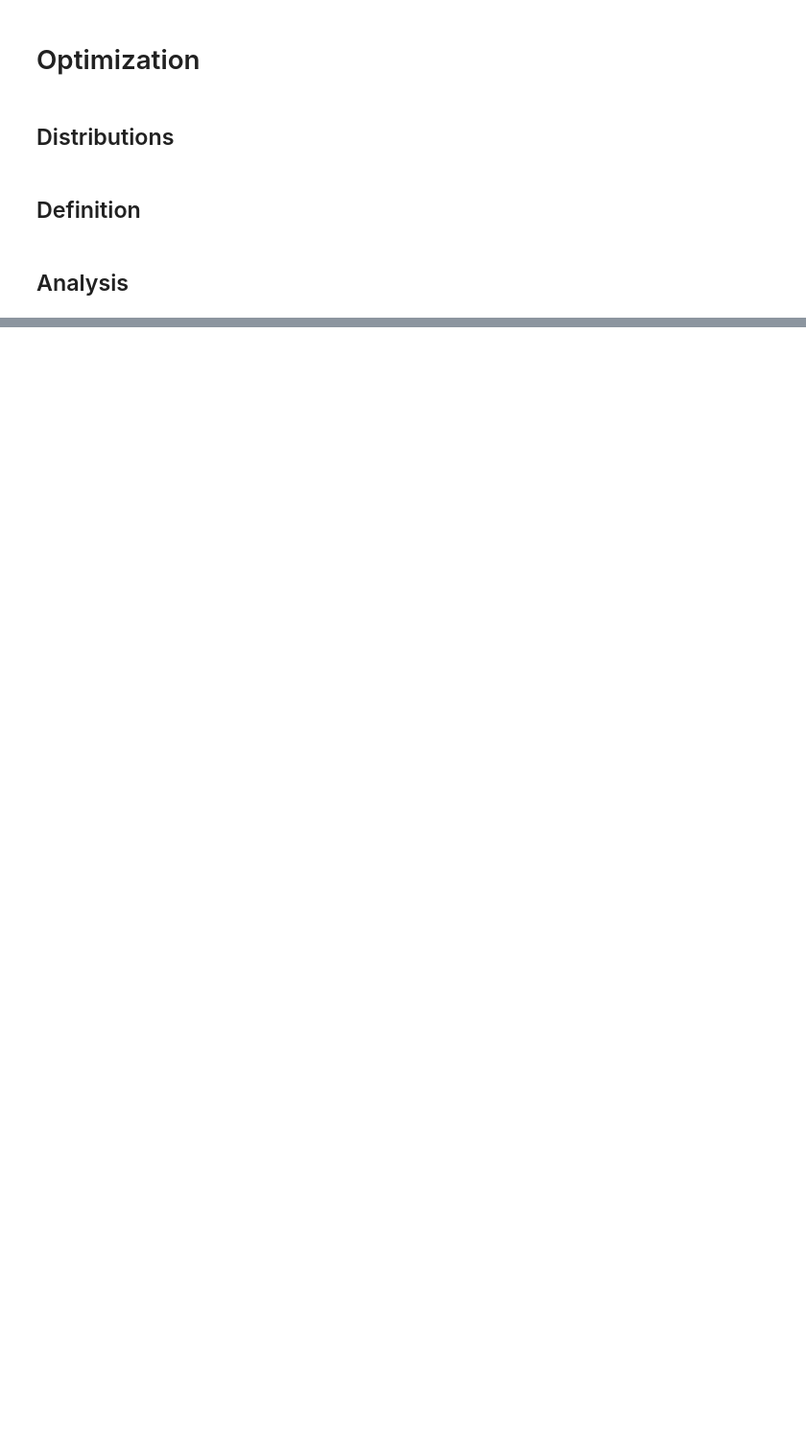
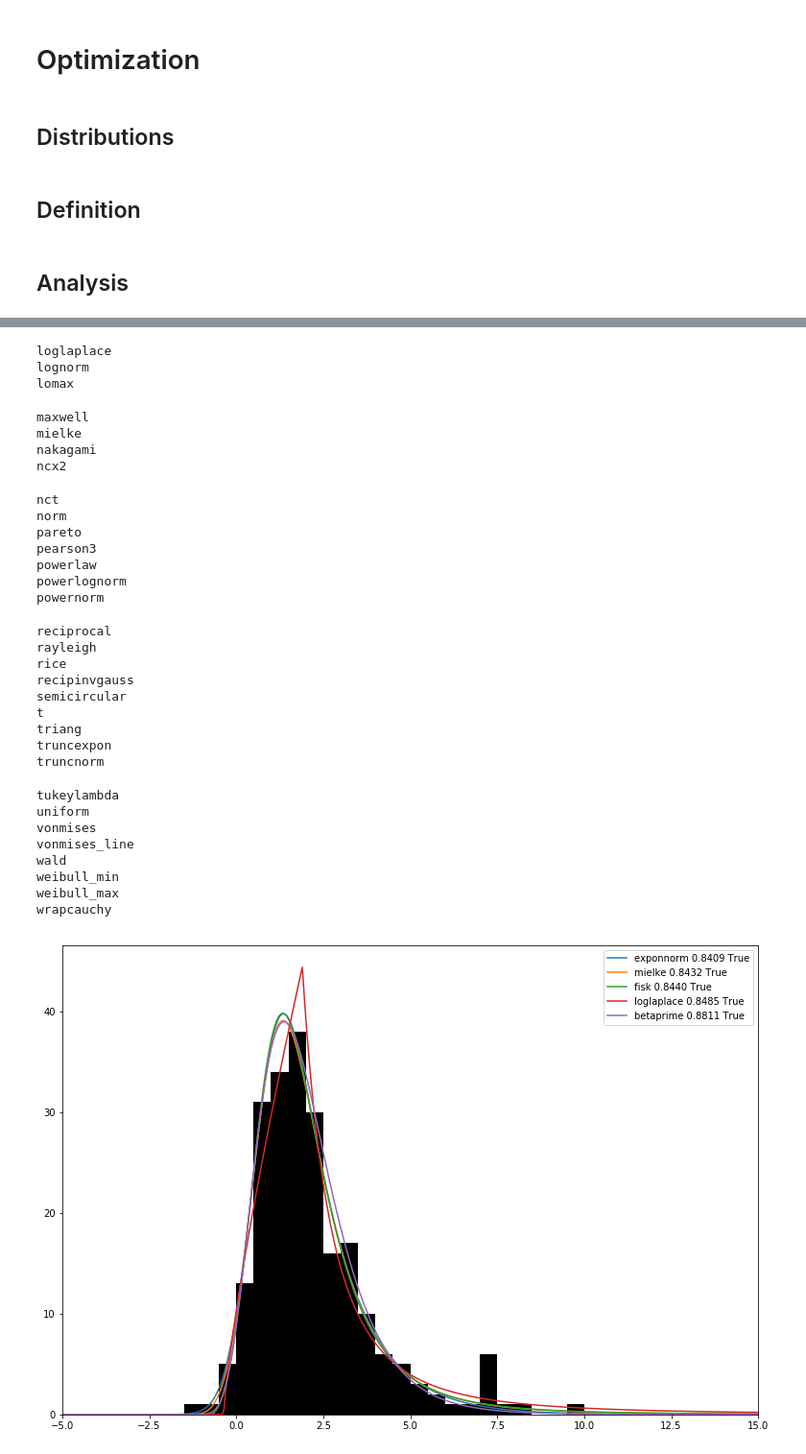
Before and after one commit to jlieberherr/swiss-train-delay-distributions, a Jupyter notebook: analysis.ipynb, the cells around one changed output, grey strips where cells are left out. Shown at 96% size. Saved outputs shown, nothing was run; the diff lists cells and outputs as text; code cells hidden in the pictures; blank space fills up the shorter version.

```diff
--- a/analysis.ipynb
+++ b/analysis.ipynb
@@ -165,3 +149 @@ Wall time: 145 ms
-# %%
-d = gpd.groups
 # %%
@@ -366,4 +354,5 @@ def evaluate_arr_train_stop(train_id, bpuic, **kargs):
     print len(data)
     evaluate(data, **kargs)
 # %%
-evaluate_arr_train_stop("85:11:2528", 8507000, step=0.5)
+evaluate_arr_train_stop("85:11:1458", 8503000, step=0.5)
+# %% [output]
@@ -369,0 +425,32 @@ evaluate_arr_train_stop("85:11:2528", 8507000, step=0.5)
+loglaplace
+lognorm
+lomax
+maxwell
+mielke
+nakagami
+ncx2
+nct
+norm
+pareto
+pearson3
+powerlaw
+powerlognorm
+powernorm
+reciprocal
+rayleigh
+rice
+recipinvgauss
+semicircular
+t
+triang
+truncexpon
+truncnorm
+tukeylambda
+uniform
+vonmises
+vonmises_line
+wald
+weibull_min
+weibull_max
+wrapcauchy
+[figure, added]
```
Also changed, not shown: parts of 14 cells of this notebook.
